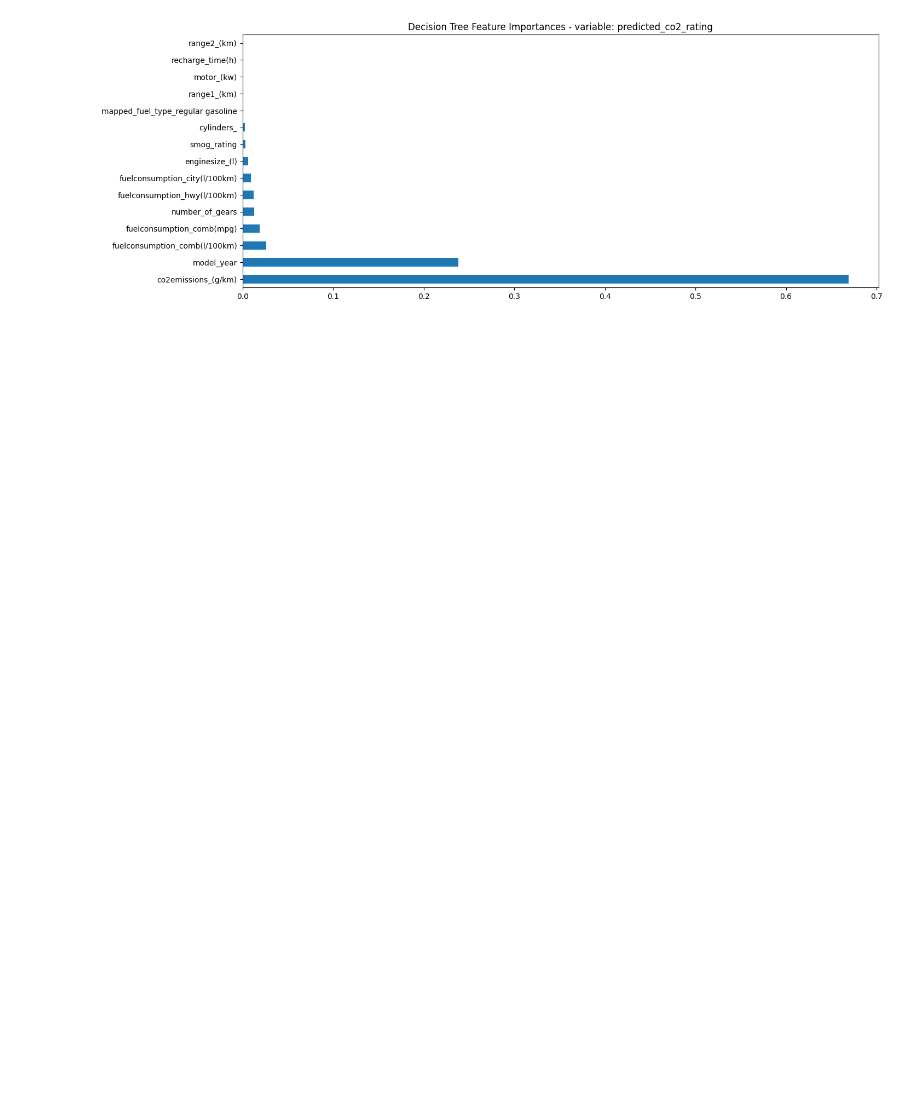
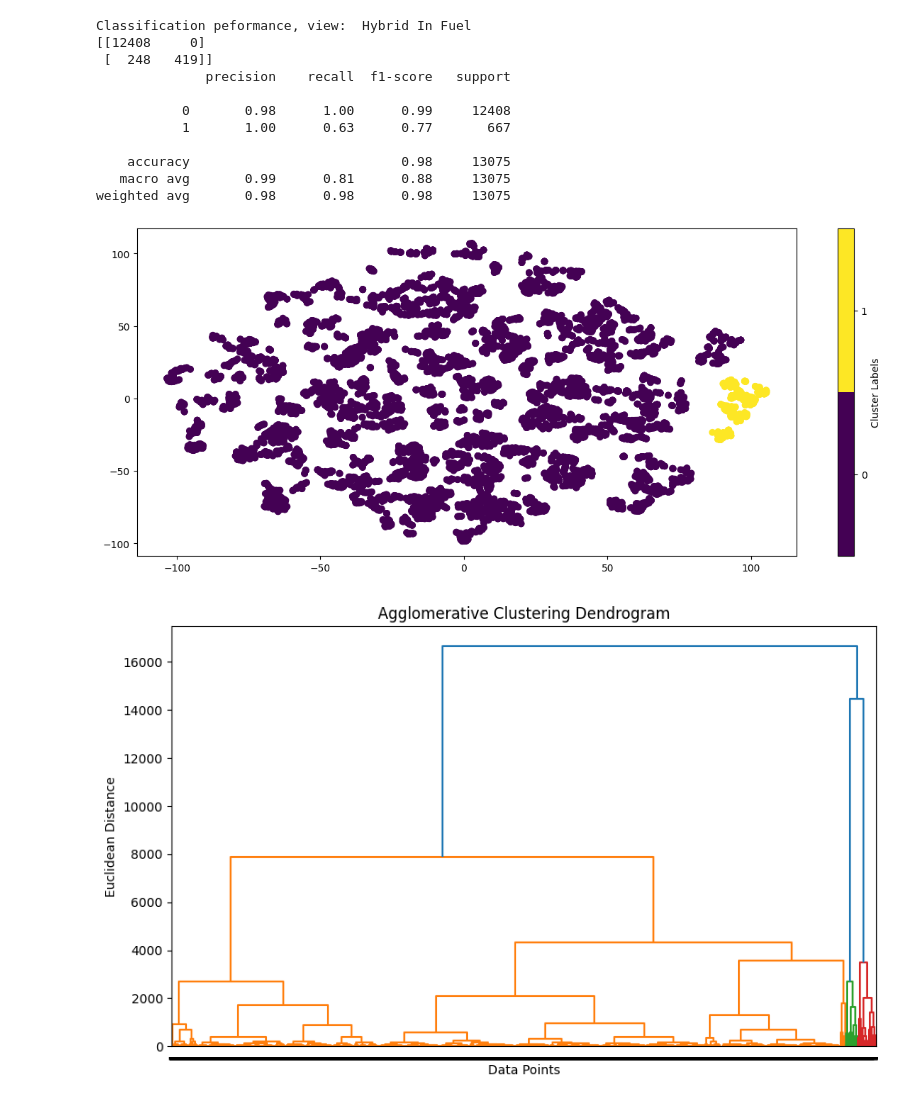
Before and after one commit to lfunderburk/fuel-electric-hybrid-vehicle-ml, a Jupyter notebook: notebooks/clustering.ipynb, the cells around one changed output. Drawn from its saved outputs; the diff is of its cells as text; code cells hidden in the pictures; blank space fills up the shorter version.

Commit message:
diagram of model

```diff
--- a/notebooks/clustering.ipynb
+++ b/notebooks/clustering.ipynb
@@ -251,0 +270,4 @@ def perform_clustering(X_scaled, n_clusters, model):
+# %%
+# define a function to add a column with zero and one values, where 1 indicates a hybrid or electric vehicle and 0 indicates a fuel vehicle
+def add_hybrid_electric_col(df, fuel_attribute):
+    return df['vehicle_type'].apply(lambda x: 1 if x in ['hybrid', fuel_attribute] else 0)
@@ -252,3 +285,15 @@ def perform_clustering(X_scaled, n_clusters, model):
+# %%
+def compute_performance(df, labels_agg, reports_path, target):
+
+    name = target.replace('_',' ').title()
+    print('Classification peformance, view: ', name)
+
+    cm = confusion_matrix(df[target],labels_agg)
+    print(cm)
+    cr = classification_report(df[target],labels_agg)
+    print(cr)
+    with open(f'{reports_path}/clustering_performance_kmeans_{target}.txt', 'w') as f:
+        f.write(f'Confusion Matrix:\n{cm}\n\nClassification Report:\n{cr}')
 # %%
 if __name__ == "__main__":
 
@@ -272,6 +317,10 @@ if __name__ == "__main__":
     # Concatenate the dataframes
     df = concat_vehicle_data(fuel_df, hybrid_df, electric_df)
 
+    # add a column with zero and one values, where 1 indicates a hybrid or electric vehicle and 0 indicates a fuel vehicle
+    df['hybrid_in_fuel'] = add_hybrid_electric_col(df, 'electric')
+    df['hybrid_in_electric'] = add_hybrid_electric_col(df, 'fuel-only')
+
     # prepare data for feature importances
     target_col = 'predicted_co2_rating'
     df_processed = prepare_data_feature_importances(df)
@@ -279,7 +328,7 @@ if __name__ == "__main__":
     # generate feature importances
     top_features, X, y = generate_feature_importances(df_processed, reports_path, target_col)
 
-    # # generate clustering
+    # # # generate clustering
     # range_n_clusters = range(2, 11)
 
     # # generate clustering
@@ -291,36 +340,22 @@ if __name__ == "__main__":
     # plot_elbow_method(silhouette_scores, silhouette_scores_cl, inertia_scores,\
     #                       range_n_clusters, target_col, reports_path)
 
-
     # perform clustering - kmeans
-    n_clusters = 3
-    kmeans = KMeans(n_clusters=n_clusters, random_state=0,n_init=10)
-    y_pred_kmeans, labels_kmeans = perform_clustering(X, n_clusters, kmeans)
-
-    # # perform clustering - agglomerative clustering
-    # n_clusters_10 = 10
-    # agg_clustering = AgglomerativeClustering(n_clusters=n_clusters_10, affinity='euclidean', linkage='ward')
-    # y_pred_agg, labels_agg = perform_clustering(X, n_clusters_10, agg_clustering)
-
+    n_clusters = 2
+    labels_agg, y_pred = perform_clustering(X , n_clusters, top_features) # X ,y,  n_clusters, top_features
 
     # add the labels to the dataframe
-    df['kmeans_labels'] = labels_kmeans
+    df['aggregate_levels'] = labels_agg
 
-    # # add the labels to the dataframe
-    # df['agg_labels'] = labels_agg
+    # Save confusion matrix and classification report
+    target_a = 'hybrid_in_fuel'
+    compute_performance(df, labels_agg, reports_path, target_a)
+
+    # plot the dendrogram
+    plot_agg_clustering_dendrogram(df, X, labels_agg, reports_path)
 
     # Transform vehicle_type to numeric
-    df['vehicle_type'] = df['vehicle_type'].map({'fuel-only': 0, 'electric': 1, 'hybrid': 2})
-
-    # Asses the performance of the clustering - kmeans
-    print(confusion_matrix(df['vehicle_type'],labels_kmeans))
-    print(classification_report(df['vehicle_type'],labels_kmeans))
-
-    # Save confusion matrix and classification report
-    cm = confusion_matrix(df['vehicle_type'],labels_kmeans)
-    cr = classification_report(df['vehicle_type'],labels_kmeans)
-    with open(f'{reports_path}/clustering_performance_kmeans.txt', 'w') as f:
-        f.write(f'Confusion Matrix:\n{cm}\n\nClassification Report:\n{cr}')
+    df['vehicle_type_cat'] = df['vehicle_type'].map({'fuel-only': 0, 'electric': 1, 'hybrid': 2})
 
   # save the dataframe
     df.to_csv(f'{predicted_data_path}/vehicle_data_with_clusters.csv', index=False)
@@ -341 +364,13 @@ weighted avg       1.00      1.00      1.00     13075
+Classification peformance, view:  Hybrid In Fuel
+[[12408     0]
+ [  248   419]]
+              precision    recall  f1-score   support
+
+           0       0.98      1.00      0.99     12408
+           1       1.00      0.63      0.77       667
+
+    accuracy                           0.98     13075
+   macro avg       0.99      0.81      0.88     13075
+weighted avg       0.98      0.98      0.98     13075
-[figure, old version]
+[figure, new version]
+[figure, added]
```
Also changed, not shown: parts of 6 cells of this notebook, 4 other files.
